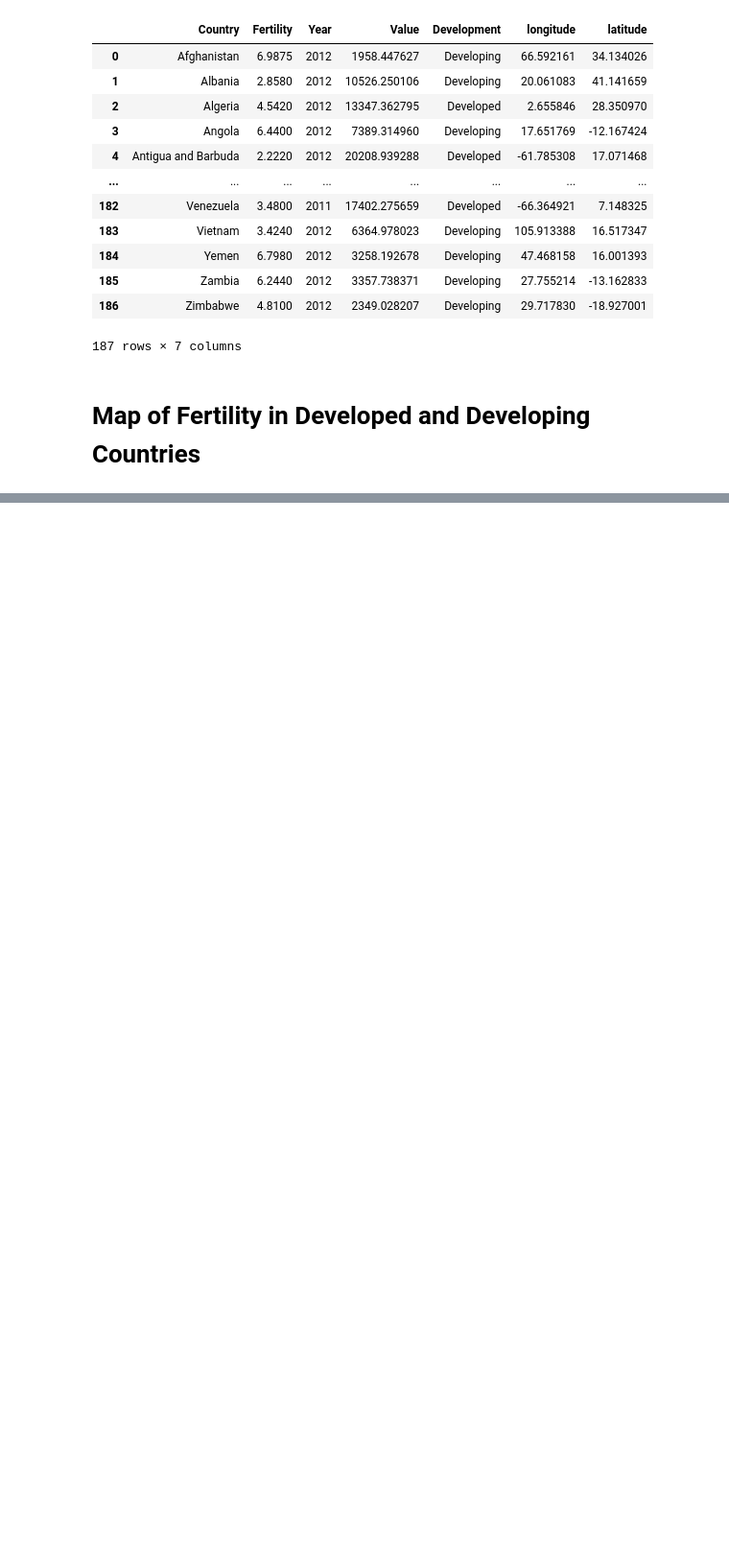
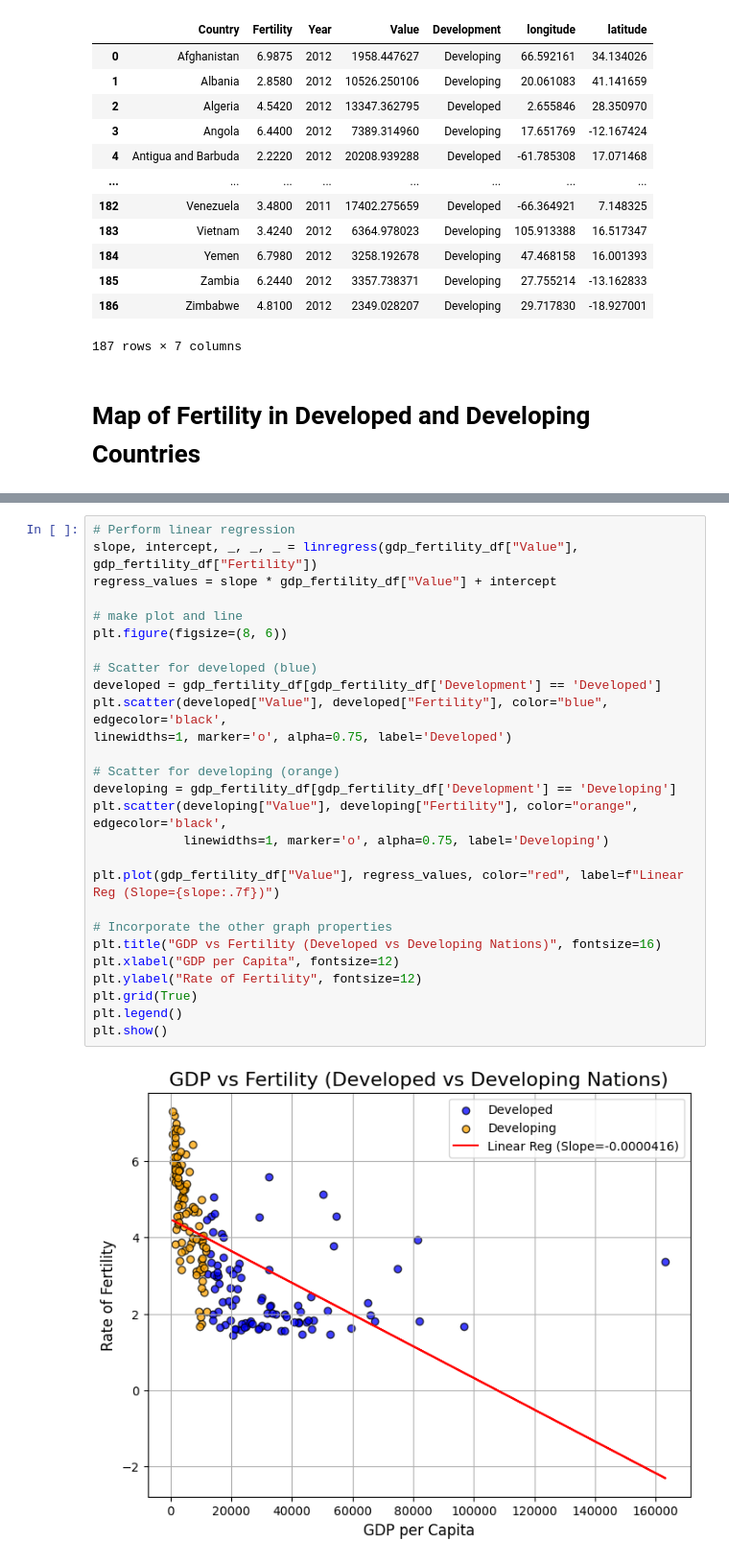
Before and after one commit to AidanDavid/development_vs_fertility, a Jupyter notebook: main.ipynb, the cells around one changed output, grey strips where cells are left out. Shown at 96% size. Saved outputs shown, nothing was run; the diff lists cells and outputs as text; blank space fills up the shorter version.

```diff
--- a/main.ipynb
+++ b/main.ipynb
@@ -273,0 +319,29 @@ map_plot
+# %%
+# Perform linear regression
+slope, intercept, _, _, _ = linregress(gdp_fertility_df["Value"], gdp_fertility_df["Fertility"])
+regress_values = slope * gdp_fertility_df["Value"] + intercept
+
+# make plot and line
+plt.figure(figsize=(8, 6))
+
+# Scatter for developed (blue)
+developed = gdp_fertility_df[gdp_fertility_df['Development'] == 'Developed']
+plt.scatter(developed["Value"], developed["Fertility"], color="blue", edgecolor='black',
+linewidths=1, marker='o', alpha=0.75, label='Developed')
+
+# Scatter for developing (orange)
+developing = gdp_fertility_df[gdp_fertility_df['Development'] == 'Developing']
+plt.scatter(developing["Value"], developing["Fertility"], color="orange", edgecolor='black',
+            linewidths=1, marker='o', alpha=0.75, label='Developing')
+
+plt.plot(gdp_fertility_df["Value"], regress_values, color="red", label=f"Linear Reg (Slope={slope:.7f})")
+
+# Incorporate the other graph properties
+plt.title("GDP vs Fertility (Developed vs Developing Nations)", fontsize=16)
+plt.xlabel("GDP per Capita", fontsize=12)
+plt.ylabel("Rate of Fertility", fontsize=12)
+plt.grid(True)
+plt.legend()
+plt.show()
+# %% [output]
+[figure, added]
```
Also changed, not shown: parts of 5 cells of this notebook.
